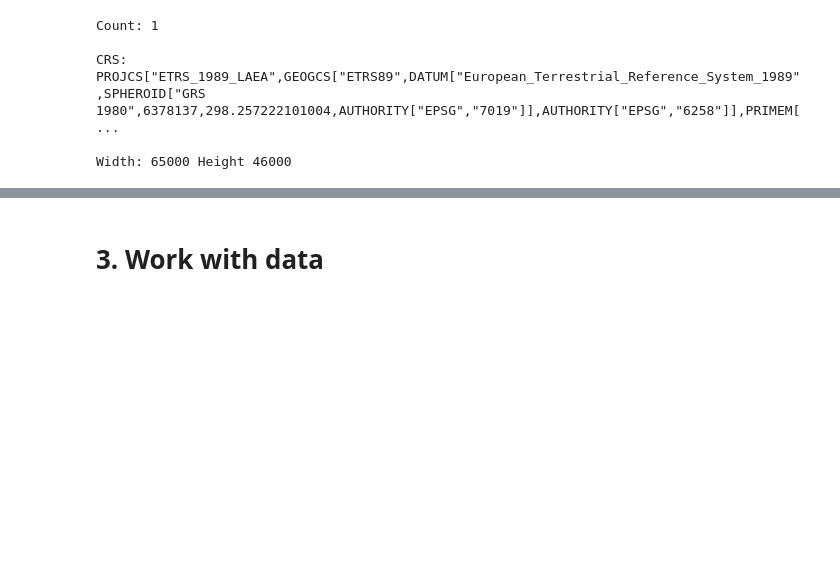
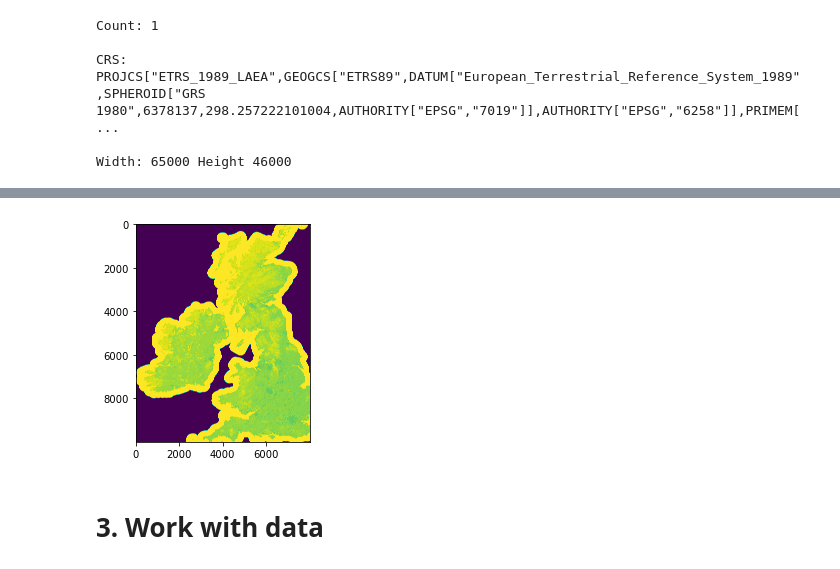
Before and after one commit to KatrinPoepp/eumetsat-competition, a Jupyter notebook: raster100m.ipynb, the cells around one changed output, grey strips where cells are left out. Saved outputs shown, nothing was run; the diff lists cells and outputs as text; code cells hidden in the pictures; blank space fills up the shorter version.

```diff
--- a/raster100m.ipynb
+++ b/raster100m.ipynb
@@ -82,3 +109,11 @@ show(data_cropped, transform=dataset.window_transform(window), vmin=0, vmax=255)
 <AxesSubplot:>
+# %%
+#render same graph using pyplot
+window = Window(20000, 14000, 8000, 10000)
+data_cropped = dataset.read(window=window, masked=True)
+plt.imshow(data_cropped.squeeze())
+plt.show()
+# %% [output]
+[figure, added]
 # %% [markdown]
 # 3. Work with data
```
Also changed, not shown: parts of 12 cells of this notebook, 3 other files.
